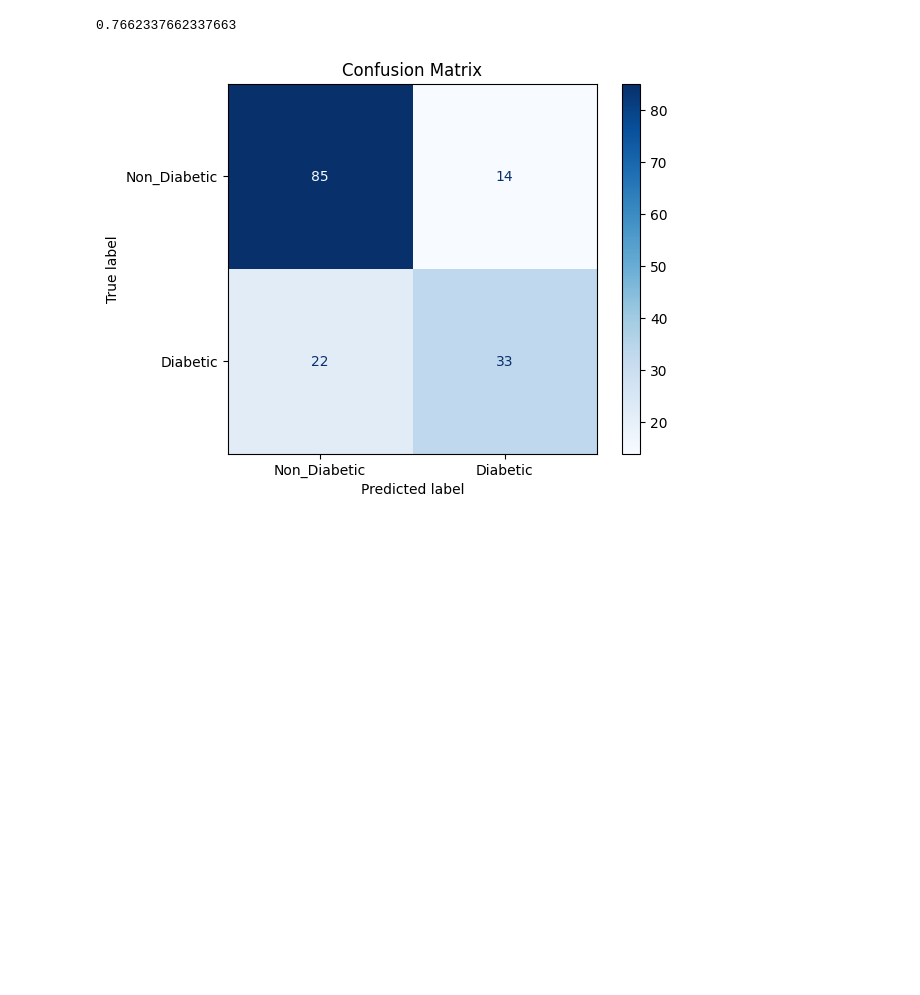
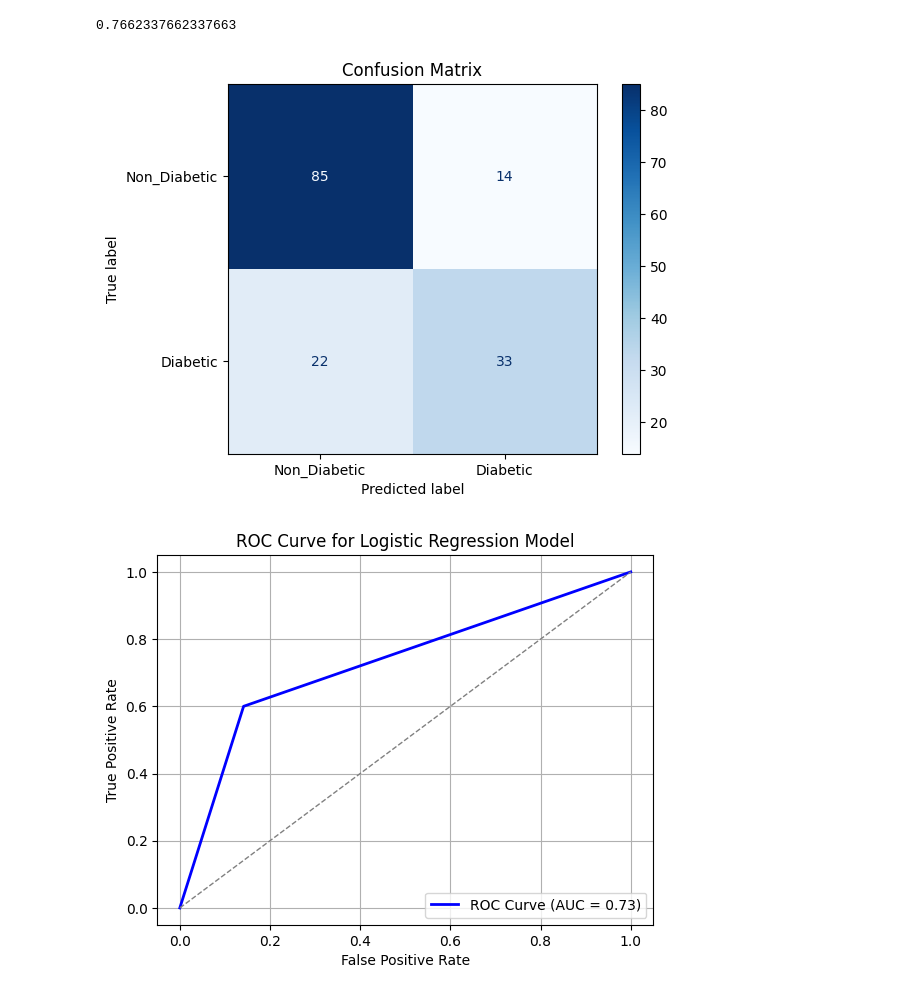
Before and after one commit to sphia-g/ML24UiO, a Jupyter notebook: Project3/Sourcecode/decision_trees.ipynb, the cells around one changed output. Cells and saved outputs as stored; diff of their text form; code cells hidden in the pictures; blank space fills up the shorter version.

```diff
--- a/Project3/Sourcecode/decision_trees.ipynb
+++ b/Project3/Sourcecode/decision_trees.ipynb
@@ -55,41 +40,37 @@ plt.show()
 0.6818181818181818
 [figure]
 # %%
-from sklearn import ensemble as en
-import logistic_regression as logreg
-
 random_forest = en.RandomForestClassifier()
 
 random_forest.fit(X_train, y_train)
 y_pred = random_forest.predict(X_test)
 
 accuracy = accuracy_score(y_test, y_pred)
 print(accuracy)
 
 conf_matrix = confusion_matrix(y_test, y_pred)
 disp = ConfusionMatrixDisplay(confusion_matrix=conf_matrix, display_labels=['Non_Diabetic', 'Diabetic'])
 disp.plot(cmap='Blues')
 plt.title("Confusion Matrix")
 plt.show()
 
 # ROC AUC Plot
 # Use predicted probabilities for the positive class (1)
-y_pred_prob_test = logreg.sigmoid(np.dot(X_test, ))
-
 # Compute ROC curve and AUC
-fpr, tpr, thresholds = roc_curve(y_test, y_pred_prob_test)
+fpr, tpr, thresholds = roc_curve(y_test, y_pred)
 roc_auc = auc(fpr, tpr)
 
 # Plot the ROC curve
 plt.figure()
 plt.plot(fpr, tpr, color='blue', lw=2, label=f"ROC Curve (AUC = {roc_auc:.2f})")
 plt.plot([0, 1], [0, 1], color='gray', lw=1, linestyle='--')  # Random guess line
 plt.xlabel("False Positive Rate")
 plt.ylabel("True Positive Rate")
 plt.title("ROC Curve for Logistic Regression Model")
 plt.legend(loc="lower right")
 plt.grid()
 plt.show()
 # %% [output]
 0.7662337662337663
 [figure]
+[figure, added]
```
Also changed, not shown: parts of 3 cells of this notebook.
